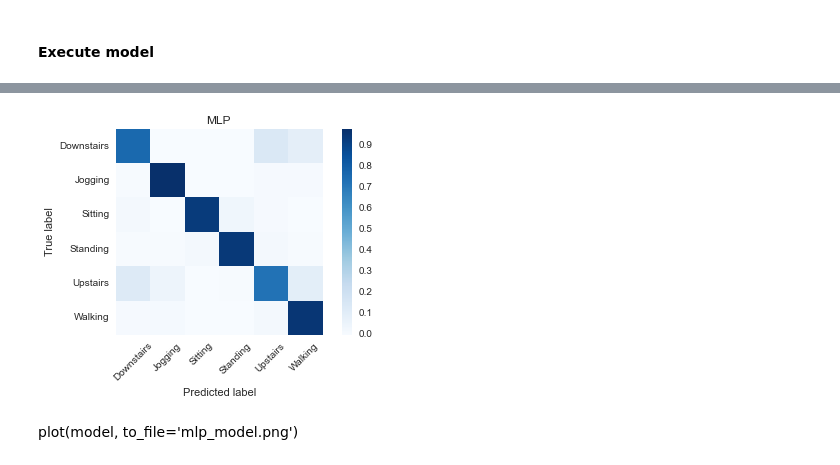
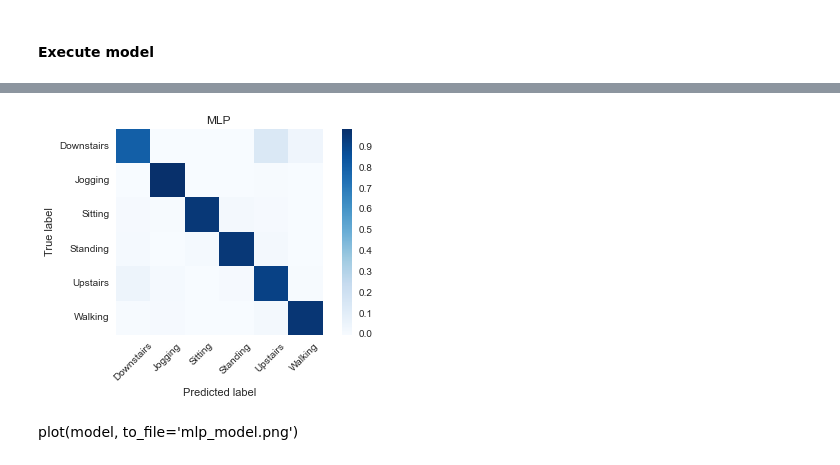
Before and after one commit to bshurick/ischool, a Jupyter notebook: Capstone/actitracker_models.ipynb, the cells around one changed output, grey strips where cells are left out. Saved outputs shown, nothing was run; the diff lists cells and outputs as text; code cells hidden in the pictures.

```diff
--- a/Capstone/actitracker_models.ipynb
+++ b/Capstone/actitracker_models.ipynb
@@ -685,9 +729,10 @@ analyze_errors(true_category, pred_category)
 # %%
+pred_category, true_category = pred_true(Y_test, predictions)
 cm = confusion_matrix(true_category, pred_category)
 cm_normalized = cm.astype('float') / cm.sum(axis=1)[:, np.newaxis]
 plot_confusion_matrix(cm_normalized, 'MLP')
 # %% [output]
-[figure, old version]
+[figure, new version]
 # %% [markdown]
 plot(model, to_file='mlp_model.png')
 # %% [markdown]
```
Also changed, not shown: parts of 40 cells of this notebook, 1 other file.
